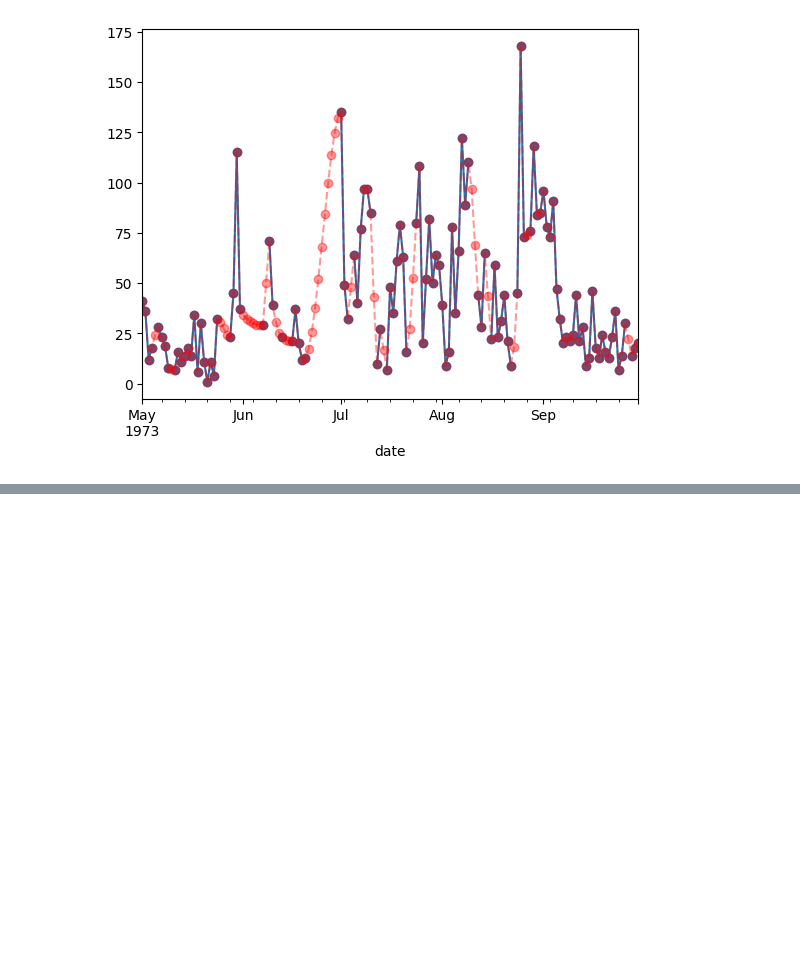
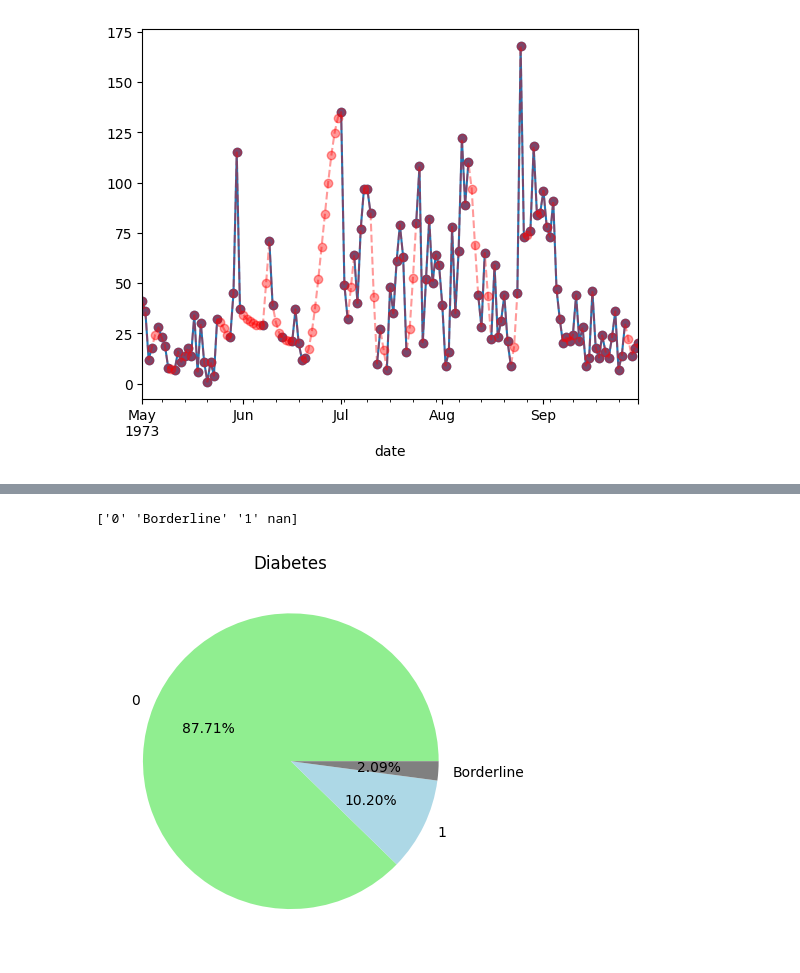
Before and after one commit to Juanipis/IA-EIA, a Jupyter notebook: data_engineer/Imputación de datos nulos.ipynb, the cells around one changed output, grey strips where cells are left out. Cells and saved outputs as stored; diff of their text form; code cells hidden in the pictures; blank space fills up the shorter version.

```diff
--- a/data_engineer/Imputación de datos nulos.ipynb
+++ b/data_engineer/Imputación de datos nulos.ipynb
@@ -132,0 +216,3 @@ plt.show()
+# %%
+nhanes_raw_df = nhanes.load.load_NHANES_data(year='2017-2018').clean_names(case_type="snake")
+nhanes_raw_df.head()
@@ -132,0 +237,8 @@ plt.show()
+# %%
+nhanes_selected = nhanes_raw_df.select_columns('general_health_condition', 'age_in_years_at_screening', 'gender', 'current_selfreported_height_inches',
+                                               'current_selfreported_weight_pounds', 'doctor_told_you_have_diabetes', '60_sec_pulse30_sec_pulse2',
+                                               'total_cholesterol_mgdl').rename_columns({
+                                                 'age_in_years_at_screening': "age", 'current_selfreported_height_inches':'height',
+                                                 'current_selfreported_weight_pounds':'weight','doctor_told_you_have_diabetes':'diabetes',
+                                                 '60_sec_pulse30_sec_pulse2':'pulse','total_cholesterol_mgdl':'cholesterol'})
+nhanes_selected.head()
@@ -132,0 +297,5 @@ plt.show()
+# %%
+## Desenmascarar datos nulos
+nhanes_selected = nhanes_selected.replace({'height':{9999:np.nan, 7777:np.nan},
+                                           'weight':{9999:np.nan, 7777:np.nan}})
+nhanes_selected.describe()
@@ -132,0 +312,9 @@ plt.show()
+# %%
+print(nhanes_selected.diabetes.unique())
+plt.pie(nhanes_selected.diabetes.value_counts(), labels=nhanes_selected.diabetes.value_counts().index, autopct='%0.2f%%', colors=['lightgreen','lightblue', 'gray'])
+plt.title('Diabetes')
+plt.show()
+# Borderline = no se si tiene diabetes o no, es practicamente nulo
+# %% [output]
+['0' 'Borderline' '1' nan]
+[figure, added]
```
Also changed, not shown: parts of 25 cells of this notebook.
